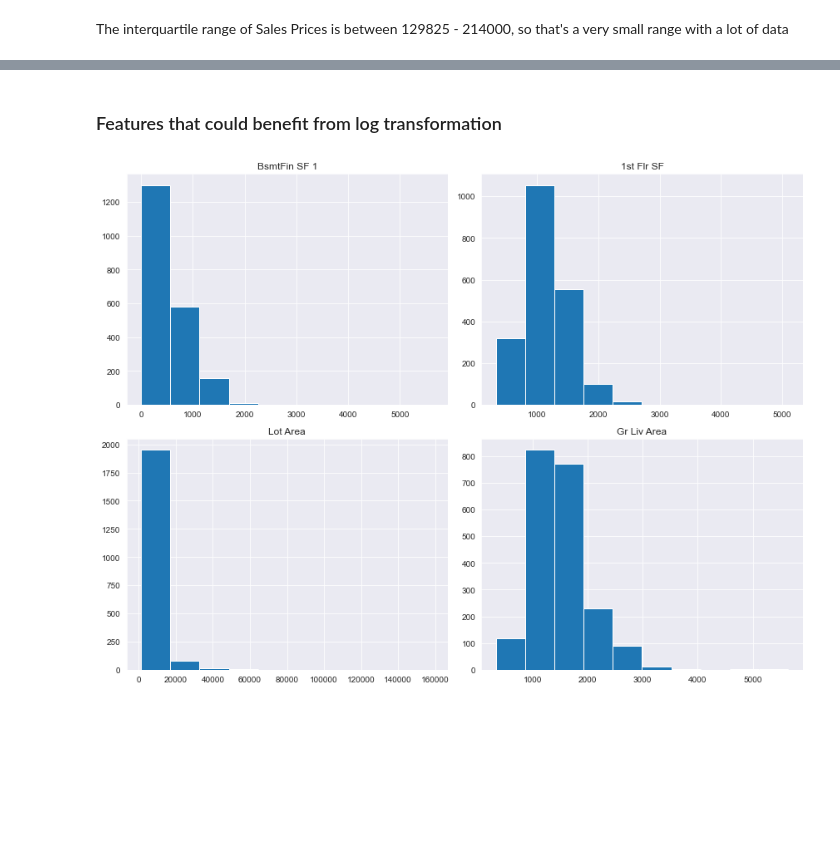
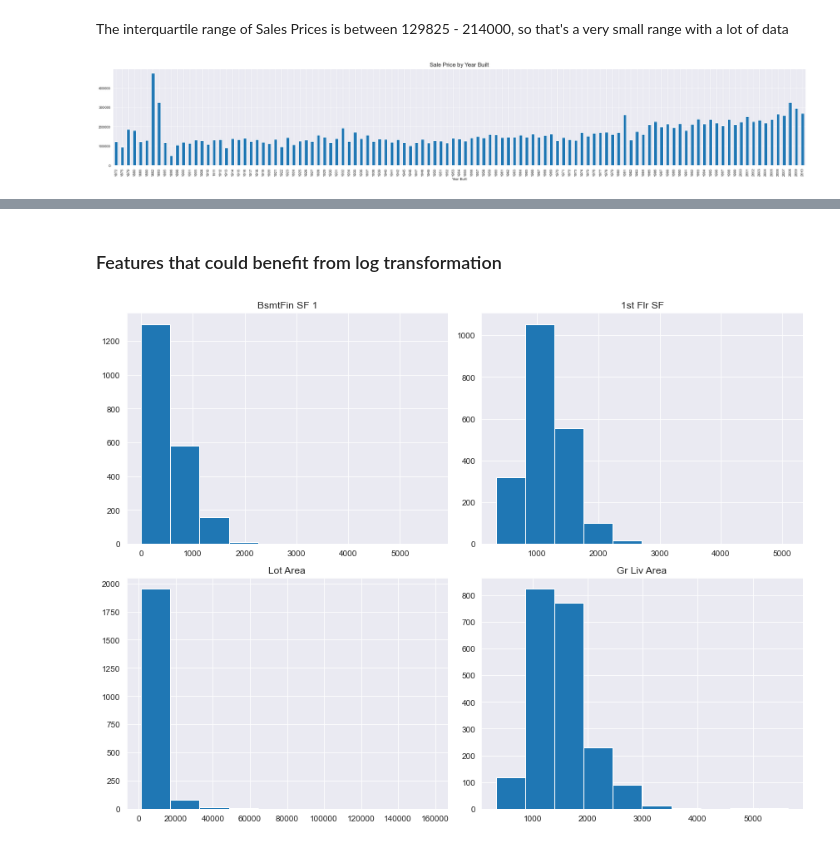
Before and after one commit to EricHeidbreder/GA_projects, a Jupyter notebook: projects/project_2-master/code/01_EDA.ipynb, the cells around one changed output, grey strips where cells are left out. Cells and saved outputs as stored; diff of their text form; code cells hidden in the pictures; blank space fills up the shorter version.

```diff
--- a/projects/project_2-master/code/01_EDA.ipynb
+++ b/projects/project_2-master/code/01_EDA.ipynb
@@ -99,2 +95,8 @@ plt.title('Distribution of Sales Prices', fontsize=20);
 # %% [markdown]
 The interquartile range of Sales Prices is between 129825 - 214000, so that's a very small range with a lot of data
+# %%
+houses_train.groupby('Year Built').mean()['SalePrice'].plot(kind='bar',
+                                                                    figsize=(35,5))
+plt.title('Sale Price by Year Built', fontsize=16);
+# %% [output]
+[figure, added]
```
Also changed, not shown: parts of 7 cells of this notebook, 23 other files.
